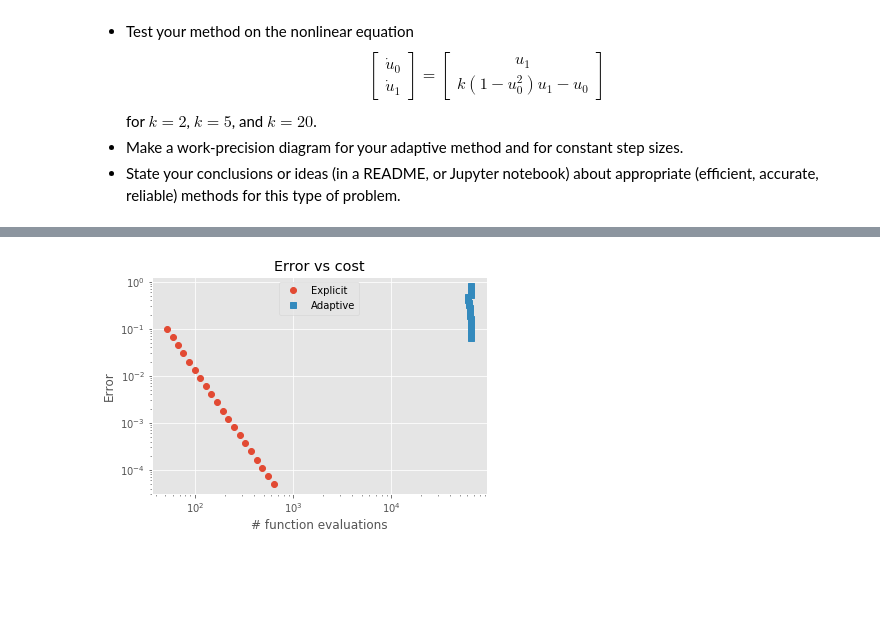
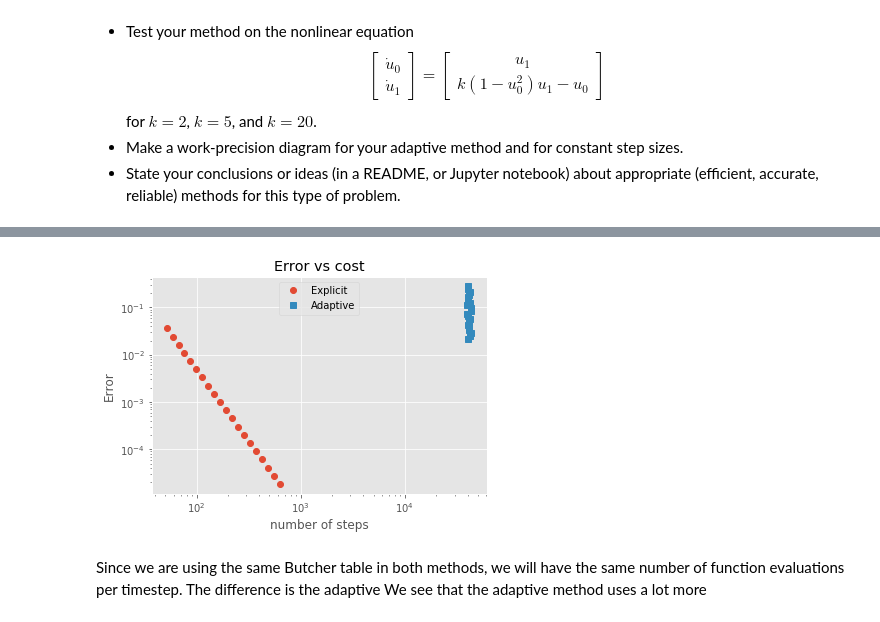
Before and after one commit to LukeMeszar/numpde, a Jupyter notebook: hw4/meszar_hw4.ipynb, the cells around one changed output, grey strips where cells are left out. Saved outputs shown, nothing was run; the diff lists cells and outputs as text; code cells hidden in the pictures; blank space fills up the shorter version.

```diff
--- a/hw4/meszar_hw4.ipynb
+++ b/hw4/meszar_hw4.ipynb
@@ -23,6 +23,12 @@ def rk_butcher_bs3():
     b = np.array([[2/9, 1/3, 4/9, 0],
                      [7/24, 1/4, 1/3, 1/8]])
     p = 3
+    return A, b, p
+
+def rk_butcher_4():
+    A = np.array([[0,0,0,0],[.5,0,0,0],[0,.5,0,0],[0,0,1,0]])
+    b = np.array([1/6, 1/3, 1/3, 1/6])
+    p = 2
     return A, b, p
 
 def ode_rkexplicit(f, u0, butcher=rk_butcher_bs3(), tfinal=1, h=.1):#briefly modified from in-class notebook
@@ -89,23 +95,3 @@ def ode_rkadaptive(f, u0, butcher=rk_butcher_bs3(), epsilon = 1e-8, tfinal=1, h=
         redo_hist.append(redoStep)
 
     return hist, timestep_hist, error_hist, redo_hist
-
-class test_function:
-    def __init__(self, k=5):
-        self.k = k
-    def f(self,t, u):
-        return [ u[1], self.k*(1-u[0]**2)*u[1]-u[0] ]
-
-tests = [test_function(2), test_function(5), test_function(20)]
-
-u0 = np.array([1.0, 1])
-
-for test in tests:
-    hist, h_hist, e_hist,redo_hist = ode_rkadaptive(test.f, u0, epsilon = 1e-12,h = .05,tfinal = 20)
-    t_list = [t for t,u in hist]
-    print(len(redo_hist))
-    pyplot.figure()
-    pyplot.plot(t_list, [u[0] for t,u in hist], label = '$u_0$')
-    pyplot.plot(t_list, [u[1] for t,u in hist], label = '$u_1$')
-    pyplot.legend(loc='right')
-    pyplot.title('Solution to k = %d'%test.k)
@@ -136,3 +161,13 @@ class linear:
     def u(self, t, u0):
         t = np.array(t, ndmin=1)
         return [np.real(expm(self.A*s).dot(u0)) for s in t]
+# %%
+test = linear(np.array([[0, 1],[-1, 0]]))
+u0 = np.array([.5, 0])
+hist = ode_rkexplicit(test.f, u0, h = .05,tfinal = 20)
+t_list = [t for t,u in hist]
+pyplot.figure()
+pyplot.plot(t_list, [u[0] for t,u in hist], label = '$u_0$')
+pyplot.plot(t_list, [u[1] for t,u in hist], label = '$u_1$')
+pyplot.legend(loc='right')
+pyplot.title('Linear problem with explicit method')
@@ -139,38 +188,40 @@ class linear:
 # %%
 import inspect
-test = linear(np.array([[0, 1],[-1, 0]]))
+
 def mms_error(h, rk_butcher,method):
     num_steps = 0
     if len(inspect.signature(method).parameters) > 5:
         hist, timestep_hist, error_hist, redo_hist = method(test.f, u0, rk_butcher(), tfinal=20, h=h, epsilon = 1e-12)
         num_steps = len(redo_hist)
     else:
         hist = method(test.f, u0, rk_butcher(), tfinal=20, h=h)
         num_steps = len(hist)
 
     times = [t for t,u in hist]
     u = np.array([u for t,u in hist])
     return np.linalg.norm(u - test.u(times, u0), np.inf), num_steps
 
 hs = np.logspace(-1.5, -.4, 20)
 error_explicit = []
 error_adaptive = []
 num_steps_explicit = []
 num_steps_adaptive = []
 for h in hs:
     e_explicit, ns_explicit = mms_error(h, rk_butcher_bs3, ode_rkexplicit)
     error_explicit.append(e_explicit)
     num_steps_explicit.append(ns_explicit)
     e_adaptive, ns_adaptive = mms_error(h, rk_butcher_bs3, ode_rkadaptive)
     error_adaptive.append(e_adaptive)
     num_steps_adaptive.append(ns_adaptive)
 
 
 pyplot.loglog(num_steps_explicit, error_explicit, 'o', label='Explicit')
 pyplot.loglog(num_steps_adaptive, error_adaptive, 's', label='Adaptive')
 pyplot.title('Error vs cost')
 pyplot.ylabel('Error')
-pyplot.xlabel('# function evaluations')
+pyplot.xlabel('number of steps')
 pyplot.legend(loc='upper center');
 # %% [output]
-[figure, old version]
+[figure, new version]
+# %% [markdown]
+Since we are using the same Butcher table in both methods, we will have the same number of function evaluations per timestep. The difference is the adaptive   We see that the adaptive method uses a lot more
```
Also changed, not shown: parts of 6 cells of this notebook.
